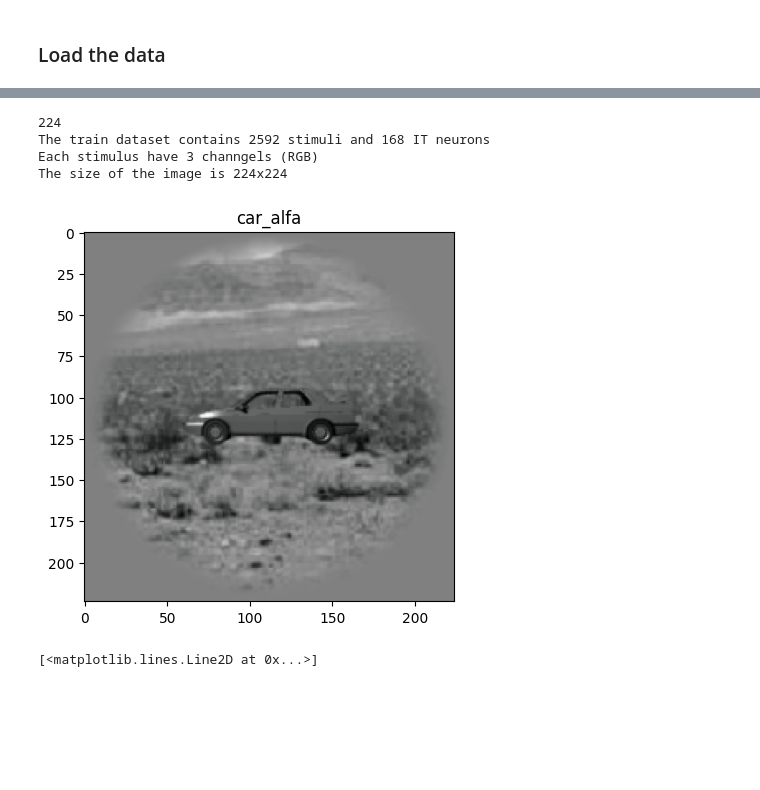
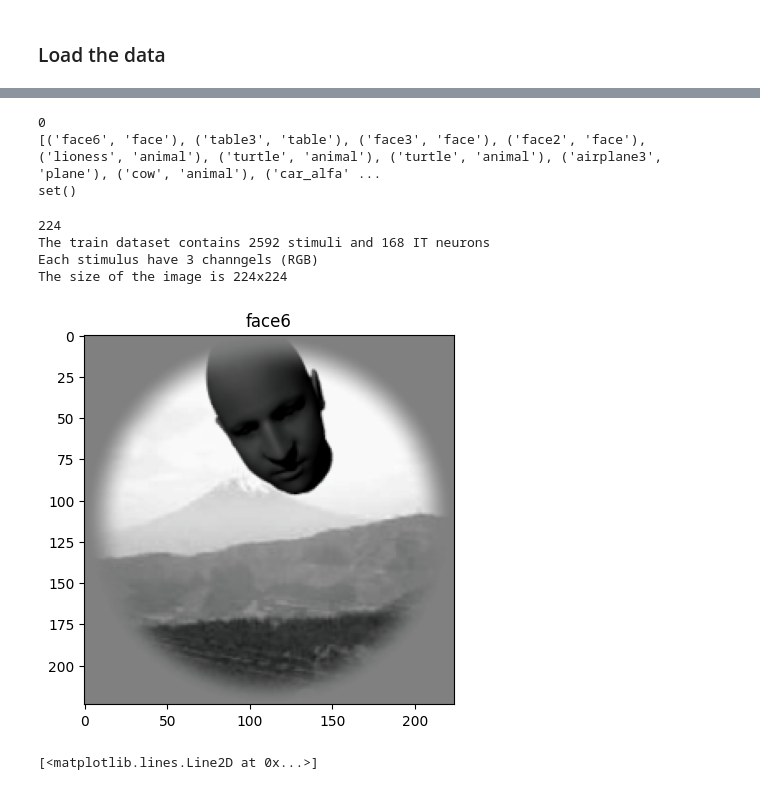
Before and after one commit to nivedya-nambiar/NX-414_groupSRN, a Jupyter notebook: Week 6/week6.ipynb, the cells around one changed output, grey strips where cells are left out. Saved outputs shown, nothing was run; the diff lists cells and outputs as text; code cells hidden in the pictures; blank space fills up the shorter version.

```diff
--- a/Week 6/week6.ipynb
+++ b/Week 6/week6.ipynb
@@ -47,3 +94,14 @@ stimulus_train, stimulus_val, stimulus_test, objects_train, objects_val, objects
+# %%
+y_classes = [(obj,get_category(obj)) for obj in objects_train]
+print(y_classes.count("unknown"))
+print(y_classes)
+
+others = [obj for obj in objects_train if get_category(obj) == 'unknown']
+print(set(others))
+# %% [output]
+0
+[('face6', 'face'), ('table3', 'table'), ('face3', 'face'), ('face2', 'face'), ('lioness', 'animal'), ('turtle', 'animal'), ('turtle', 'animal'), ('airplane3', 'plane'), ('cow', 'animal'), ('car_alfa' ...
+set()
 # %%
 n_stimulus, n_channels, img_size, _ = stimulus_train.shape
 print(_)
@@ -58,11 +116,11 @@ The train dataset contains 2592 stimuli and 168 IT neurons
 Each stimulus have 3 channgels (RGB)
 The size of the image is 224x224
 # %%
-stim_idx = 69
+stim_idx = 0
 
 visualize_img(stimulus_train,objects_train,stim_idx)
 # %% [output]
-[figure, old version]
+[figure, new version]
 # %%
 neuron_idx = 1
 
```
Also changed, not shown: parts of 64 cells of this notebook.
